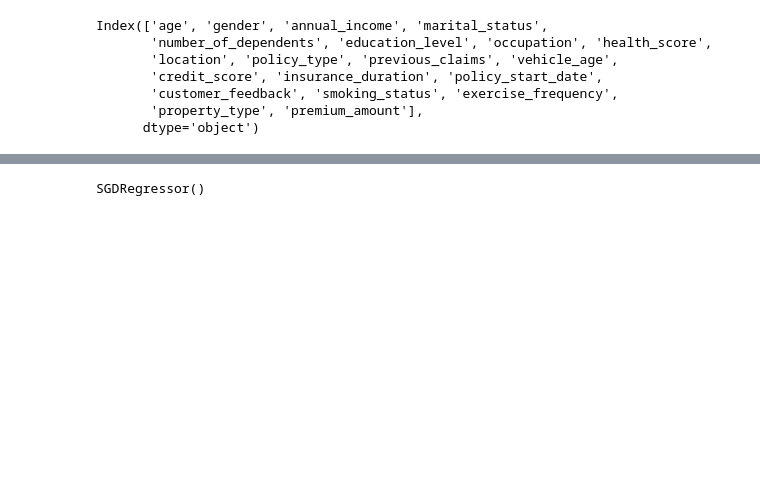
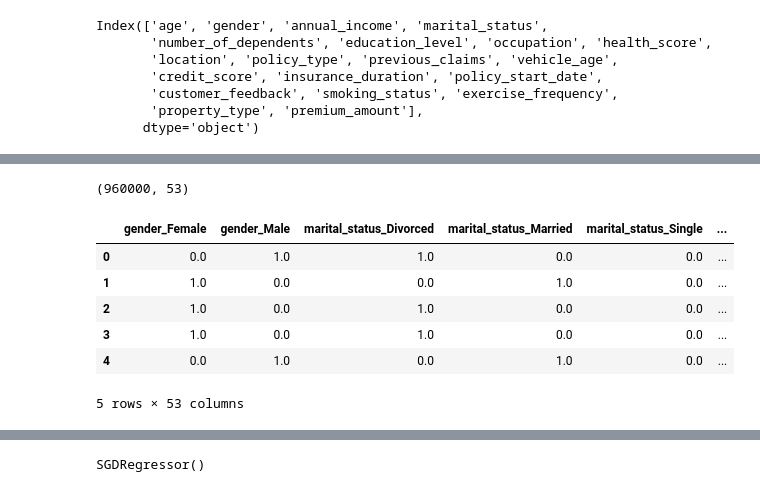
Before and after one commit to abhixshek/Kaggle-01-Insurance-Premium-Prediction, a Jupyter notebook: insurance_premium_pred.ipynb, the cells around one changed output, grey strips where cells are left out. Saved outputs shown, nothing was run; the diff lists cells and outputs as text; code cells hidden in the pictures; blank space fills up the shorter version.

```diff
--- a/insurance_premium_pred.ipynb
+++ b/insurance_premium_pred.ipynb
@@ -148,0 +166,22 @@ OneHotEncoder()
+# %%
+encoder = OneHotEncoder()
+# %%
+X_cat = pd.DataFrame(X_cat, columns=cat_imputer.feature_names_in_)
+# %%
+X_cat = encoder.fit_transform(X_cat)
+# %%
+X_cat.shape
+# %% [output]
+(960000, 53)
+# %%
+X_cat = pd.DataFrame(X_cat.toarray(), columns=encoder.get_feature_names_out())
+# %%
+X_cat.head()
+# %% [output]
+|  | gender_Female | gender_Male | marital_status_Divorced | marital_status_Married | marital_status_Single | ... |
+| 0 | 0.0 | 1.0 | 1.0 | 0.0 | 0.0 | ... |
+| 1 | 1.0 | 0.0 | 0.0 | 1.0 | 0.0 | ... |
+| 2 | 1.0 | 0.0 | 1.0 | 0.0 | 0.0 | ... |
+| 3 | 1.0 | 0.0 | 1.0 | 0.0 | 0.0 | ... |
+| 4 | 0.0 | 1.0 | 0.0 | 1.0 | 0.0 | ... |
+5 rows × 53 columns
```
Also changed, not shown: parts of 19 cells of this notebook.
